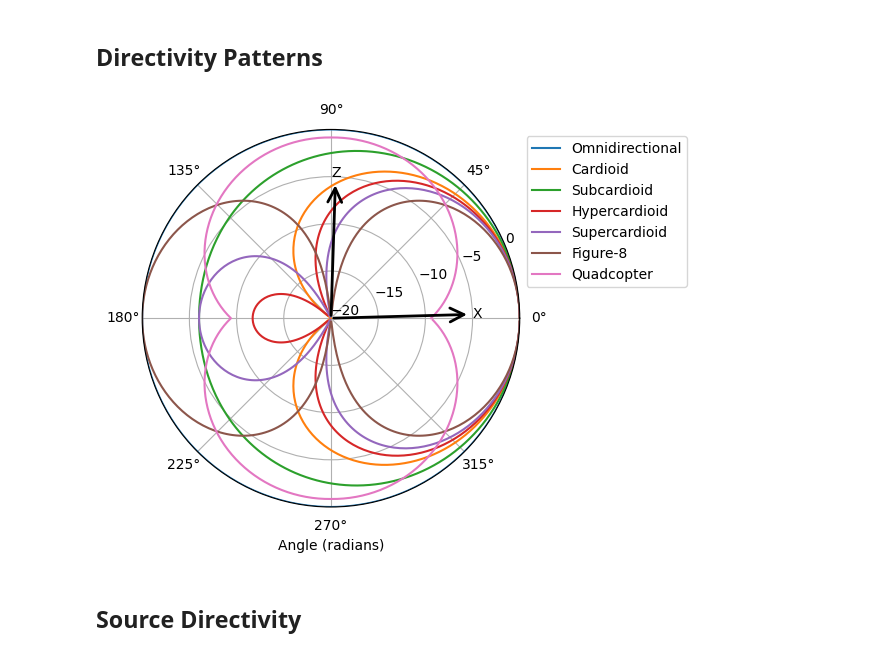
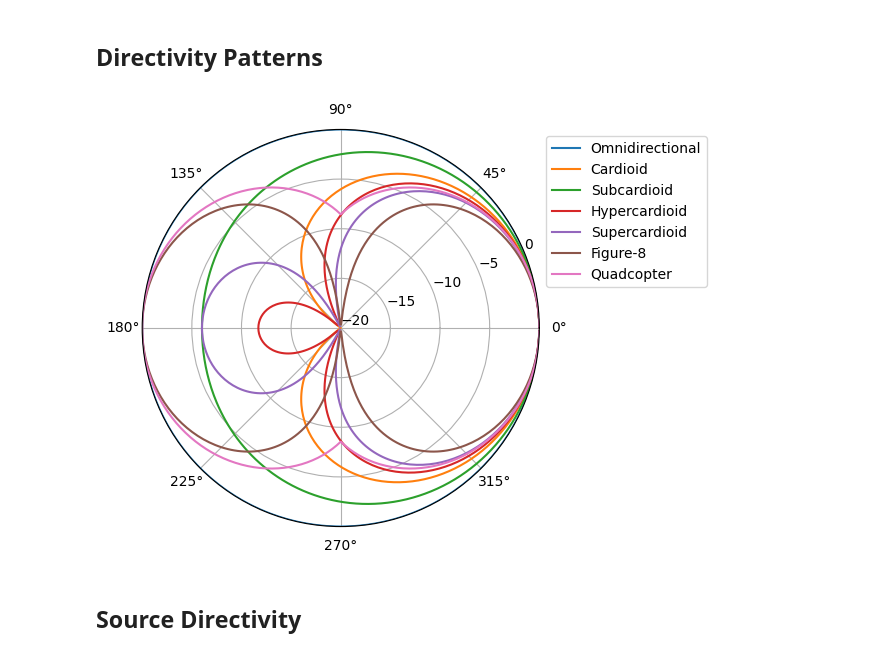
Before and after one commit to vlsi-nanocomputing/dynamic-sound, a Jupyter notebook: examples/directivity.ipynb, the cells around one changed output. Drawn from its saved outputs; the diff is of its cells as text; code cells hidden in the pictures.

Commit message:
fix: quadcopter directivity normalized wrt the max radiating value instead of 30 deg

```diff
--- a/examples/directivity.ipynb
+++ b/examples/directivity.ipynb
@@ -11,48 +11,41 @@ from scipy.spatial.transform import Rotation as R
 # %%
 theta_rad = [np.deg2rad(x) for x in range(0, 360, 1)]
 
 omnidirectional = [20 * np.log10(attenuations.directivity(theta, attenuations.DirectivityType.OMNIDIRECTIONAL)) for theta in theta_rad]
 cardioid = [20 * np.log10(attenuations.directivity(theta, attenuations.DirectivityType.CARDIOID)) for theta in theta_rad]
 subcardioid = [20 * np.log10(attenuations.directivity(theta, attenuations.DirectivityType.SUBCARDIOID)) for theta in theta_rad]
 hypercardioid = [20 * np.log10(attenuations.directivity(theta, attenuations.DirectivityType.HYPERCARDBOID)) for theta in theta_rad]
 supercardioid = [20 * np.log10(attenuations.directivity(theta, attenuations.DirectivityType.SUPERCARDIOID)) for theta in theta_rad]
 figure8 = [20 * np.log10(attenuations.directivity(theta, attenuations.DirectivityType.FIGURE8)) for theta in theta_rad]
-quadcopter = [20 * np.log10(attenuations.directivity(theta + np.pi/2, attenuations.DirectivityType.QUADCOPTER)) - 4.5 for theta in theta_rad]
+quadcopter = [20 * np.log10(attenuations.directivity(theta, attenuations.DirectivityType.QUADCOPTER)) for theta in theta_rad]
 
 # Plotting
 lower_gain = -20
 ax = plt.subplot(111, projection='polar')
 ax.plot(theta_rad, omnidirectional, label='Omnidirectional')
 ax.plot(theta_rad, cardioid, label='Cardioid')
 ax.plot(theta_rad, subcardioid, label='Subcardioid')
 ax.plot(theta_rad, hypercardioid, label='Hypercardioid')
 ax.plot(theta_rad, supercardioid, label='Supercardioid')
 ax.plot(theta_rad, figure8, label='Figure-8')
 ax.plot(theta_rad, quadcopter, label='Quadcopter')
-ax.set_xlabel('Angle (radians)')
+# ax.set_xlabel('Angle (degrees)')
 ax.grid(True)
 plt.legend(bbox_to_anchor=(1, 1))
 plt.ylim([lower_gain, 0])
-ax.annotate(
-    text="X",
-    xytext=(0, -5),
-    xy=(0, lower_gain),
-    arrowprops=dict(arrowstyle="<-", color="black", linewidth=2, mutation_scale=25),
-    annotation_clip=False,
-)
-ax.annotate(
-    text="Z",
-    xytext=(np.pi/2, -5),
-    xy=(np.pi/2, lower_gain),
-    arrowprops=dict(arrowstyle="<-", color="black", linewidth=2, mutation_scale=25),
-    annotation_clip=False,
-)
+# ax.annotate(
+#     text="X",
+#     xytext=(0, -5),
+#     xy=(0, lower_gain),
+#     arrowprops=dict(arrowstyle="<-", color="black", linewidth=4, mutation_scale=25),
+#     annotation_clip=False,
+# )
 ax.yaxis.set_ticks(np.arange(start=lower_gain, stop=5, step=5))
 plt.tight_layout()
 plt.savefig("_tmp/directivity_patterns.png", dpi=300)
 plt.show()
 # %% [output]
-[figure, old version]
+[figure, new version]
 # %% [markdown]
 ## Source Directivity
 # %%
```
Also changed, not shown: 3 other files.
